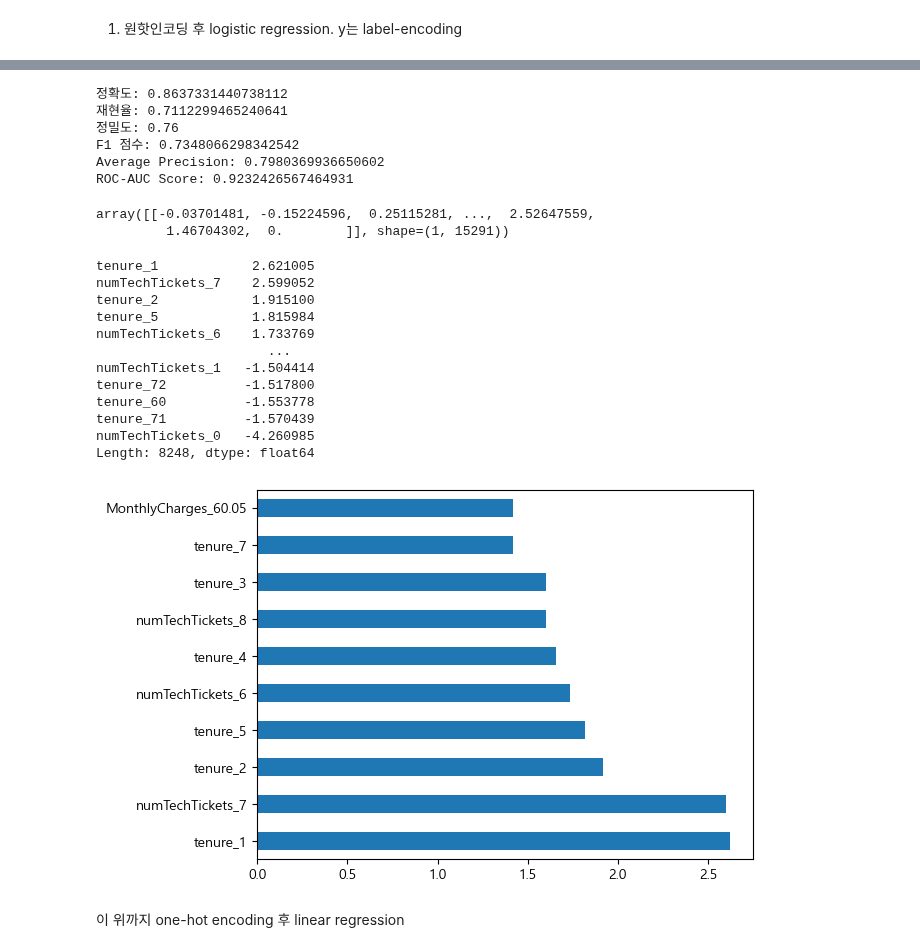
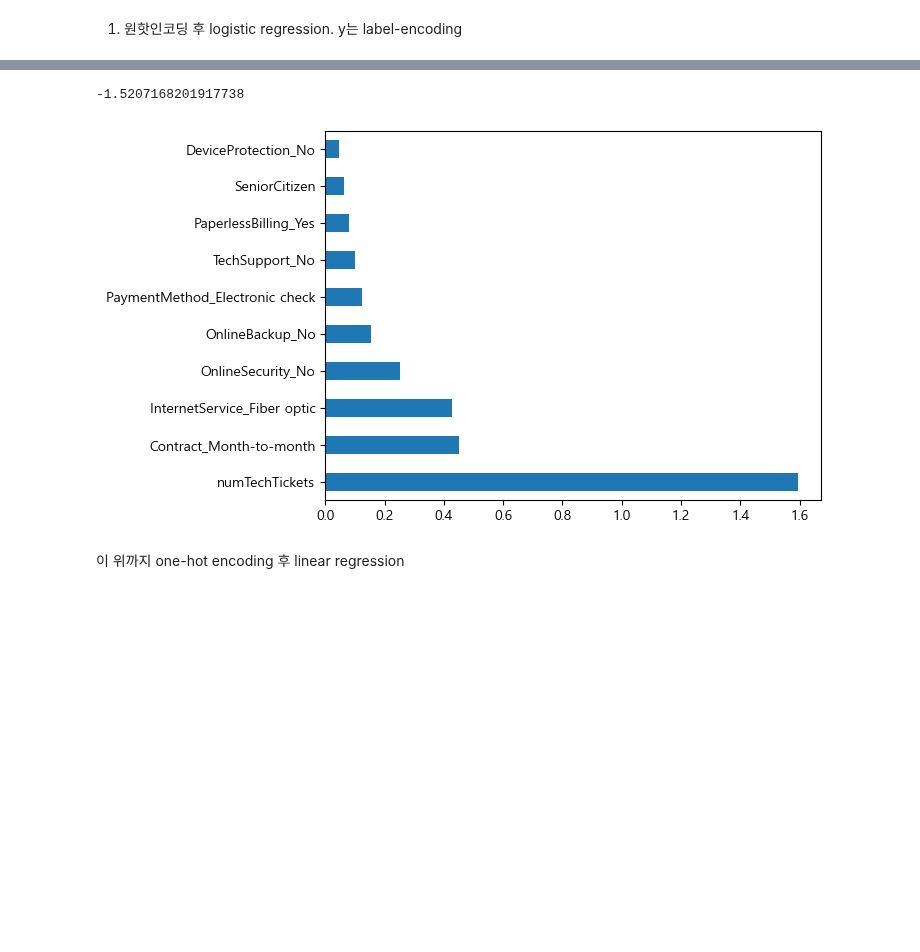
Before and after one commit to SKNETWORKS-FAMILY-AICAMP/SKN21-2nd-4Team, a Jupyter notebook: notebooks/ryong2.ipynb, the cells around one changed output, grey strips where cells are left out. Drawn from its saved outputs; the diff is of its cells as text; code cells hidden in the pictures; blank space fills up the shorter version.

Commit message:
preprocessing_change

```diff
--- a/notebooks/ryong2.ipynb
+++ b/notebooks/ryong2.ipynb
@@ -92,18 +83,0 @@ X.shape, y.shape
-# %%
-X_train, X_test, y_train, y_test = train_test_split(X, y, stratify=y, test_size=0.2, random_state=0)
-# %%
-from sklearn.preprocessing import StandardScaler
-from sklearn.pipeline import Pipeline
-from sklearn.linear_model import LogisticRegression
-
-pipeline = Pipeline([
-    ("model", LogisticRegression(random_state=0, C=1))
-])
-
-pipeline.fit(X_train, y_train)
-# 평가
-pred_train = pipeline.predict(X_train)
-pred_test = pipeline.predict(X_test)
-
-pred_train_proba = pipeline.predict_proba(X_train)
-pred_test_proba = pipeline.predict_proba(X_test)
@@ -129,9 +84,18 @@ ROC-AUC Score: 0.9232426567464931
 # %%
 from sklearn.model_selection import GridSearchCV
+from sklearn.preprocessing import StandardScaler
+from sklearn.pipeline import Pipeline
+from sklearn.linear_model import LogisticRegression
+
+pipeline = Pipeline([
+    ("scaler", StandardScaler()),
+    ("model", LogisticRegression(random_state=42, C=1)) # predict proba를 하기위해 probability=True가 필요
+])
 
 params = {
-    "model__C": [0.01, 0.1, 1, 10],
-    "model__penalty":['l1', 'l2']
+    "model__C": [0.05, 0.06, 0.07, 0.08, 0.09],
+    "model__penalty":['l1', 'l2'],
+    'model__solver': ['liblinear', 'saga']
 }
 gs = GridSearchCV(
     pipeline,
@@ -208,44 +150,17 @@ ROC-AUC Score: 0.9777947107253703
-# %%
-print_binary_classification_metrics(y_test, pred_test, pred_test_proba[:, 1])
-# %% [output]
-정확도: 0.8637331440738112
-재현율: 0.7112299465240641
-정밀도: 0.76
-F1 점수: 0.7348066298342542
-Average Precision: 0.7980369936650602
-ROC-AUC Score: 0.9232426567464931
-# %%
-pipeline['model'].coef_
-# %% [output]
-array([[-0.03701481, -0.15224596,  0.25115281, ...,  2.52647559,
-         1.46704302,  0.        ]], shape=(1, 15291))
 # %%
 # 회귀 계수 확인
 # coefficients = pipeline['model'].coef_[0] # 이진 분류의 경우, 첫 번째 클래스의 계수만 사용
 coefficients = gs.best_estimator_['model'].coef_[0] # 이진 분류의 경우, 첫 번째 클래스의 계수만 사용
 
 # 피처 이름과 계수 매핑
-feature_names = column_names # 학습 시 사용한 피처 이름
-coef_series = pd.Series(coefficients, index=feature_names)
+coef_series = pd.Series(coefficients, index=column_names)
 
+print(coef_series.loc['tenure'])
 # 결과 출력 (계수 값 기준 정렬 등)
-print(coef_series.sort_values(ascending=False))
-
 coef_series.sort_values(ascending=False)[:10].plot(kind="barh");
 # %% [output]
-tenure_1            2.621005
-numTechTickets_7    2.599052
-tenure_2            1.915100
-tenure_5            1.815984
-numTechTickets_6    1.733769
-                      ...
-numTechTickets_1   -1.504414
-tenure_72          -1.517800
-tenure_60          -1.553778
-tenure_71          -1.570439
-numTechTickets_0   -4.260985
-Length: 8248, dtype: float64
+-1.5207168201917738
-[figure, old version]
+[figure, new version]
 # %% [markdown]
 이 위까지 one-hot encoding 후 linear regression
 # %% [markdown]
```
Also changed, not shown: parts of 66 cells of this notebook, 6 other files.
